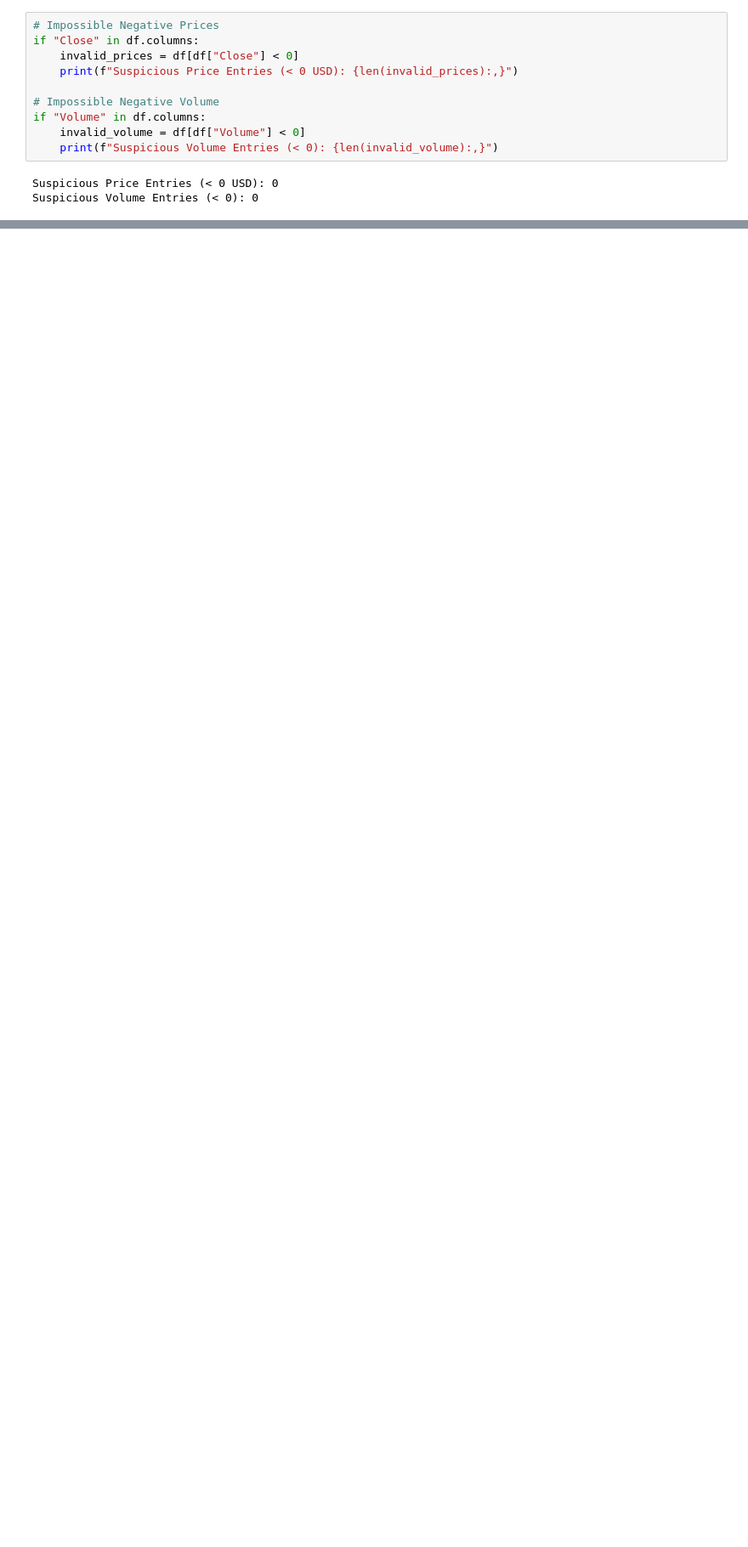
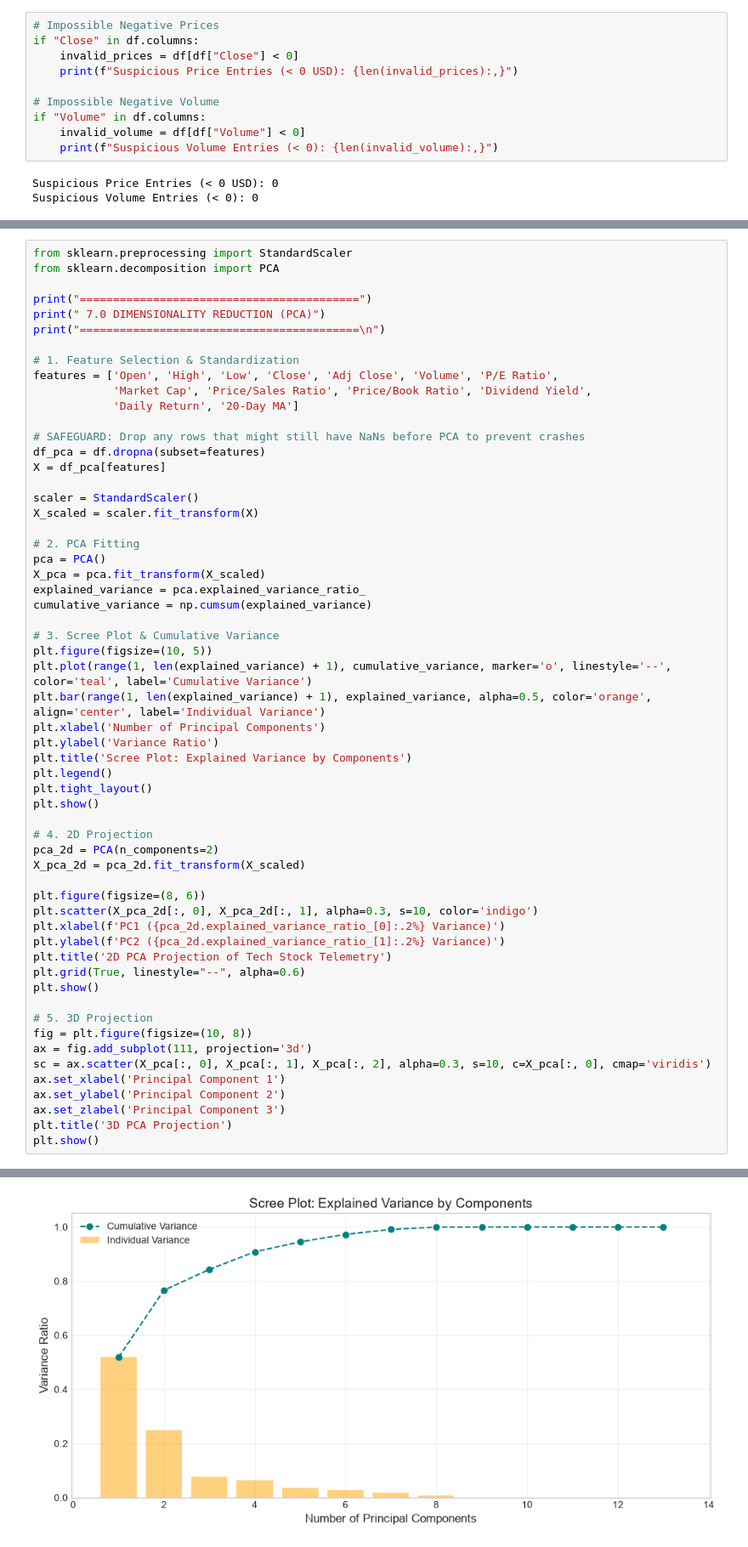
Before and after one commit to yarinCodeGit/HW3_DataScience, a Jupyter notebook: Assignment1_EDA.ipynb, the cells around one changed output, grey strips where cells are left out. Shown at 85% size. Cells and saved outputs as stored; diff of their text form; blank space fills up the shorter version.

```diff
--- a/Assignment1_EDA.ipynb
+++ b/Assignment1_EDA.ipynb
@@ -1421,0 +444,59 @@ This analysis proved that financial time-series data strictly violates linear as
+# %%
+from sklearn.preprocessing import StandardScaler
+from sklearn.decomposition import PCA
+
+print("==========================================")
+print(" 7.0 DIMENSIONALITY REDUCTION (PCA)")
+print("==========================================\n")
+
+# 1. Feature Selection & Standardization
+features = ['Open', 'High', 'Low', 'Close', 'Adj Close', 'Volume', 'P/E Ratio',
+            'Market Cap', 'Price/Sales Ratio', 'Price/Book Ratio', 'Dividend Yield',
+            'Daily Return', '20-Day MA']
+
+# SAFEGUARD: Drop any rows that might still have NaNs before PCA to prevent crashes
+df_pca = df.dropna(subset=features)
+X = df_pca[features]
+
+scaler = StandardScaler()
+X_scaled = scaler.fit_transform(X)
+
+# 2. PCA Fitting
+pca = PCA()
+X_pca = pca.fit_transform(X_scaled)
+explained_variance = pca.explained_variance_ratio_
+cumulative_variance = np.cumsum(explained_variance)
+
+# 3. Scree Plot & Cumulative Variance
+plt.figure(figsize=(10, 5))
+plt.plot(range(1, len(explained_variance) + 1), cumulative_variance, marker='o', linestyle='--', color='teal', label='Cumulative Variance')
+plt.bar(range(1, len(explained_variance) + 1), explained_variance, alpha=0.5, color='orange', align='center', label='Individual Variance')
+plt.xlabel('Number of Principal Components')
+plt.ylabel('Variance Ratio')
+plt.title('Scree Plot: Explained Variance by Components')
+plt.legend()
+plt.tight_layout()
+plt.show()
+
+# 4. 2D Projection
+pca_2d = PCA(n_components=2)
+X_pca_2d = pca_2d.fit_transform(X_scaled)
+
+plt.figure(figsize=(8, 6))
+plt.scatter(X_pca_2d[:, 0], X_pca_2d[:, 1], alpha=0.3, s=10, color='indigo')
+plt.xlabel(f'PC1 ({pca_2d.explained_variance_ratio_[0]:.2%} Variance)')
+plt.ylabel(f'PC2 ({pca_2d.explained_variance_ratio_[1]:.2%} Variance)')
+plt.title('2D PCA Projection of Tech Stock Telemetry')
+plt.grid(True, linestyle="--", alpha=0.6)
+plt.show()
+
+# 5. 3D Projection
+fig = plt.figure(figsize=(10, 8))
+ax = fig.add_subplot(111, projection='3d')
+sc = ax.scatter(X_pca[:, 0], X_pca[:, 1], X_pca[:, 2], alpha=0.3, s=10, c=X_pca[:, 0], cmap='viridis')
+ax.set_xlabel('Principal Component 1')
+ax.set_ylabel('Principal Component 2')
+ax.set_zlabel('Principal Component 3')
+plt.title('3D PCA Projection')
+plt.show()
+# %% [output]
@@ -1421,0 +506 @@ This analysis proved that financial time-series data strictly violates linear as
+[figure, added]
```
Also changed, not shown: parts of 96 cells of this notebook, 2 other files.
